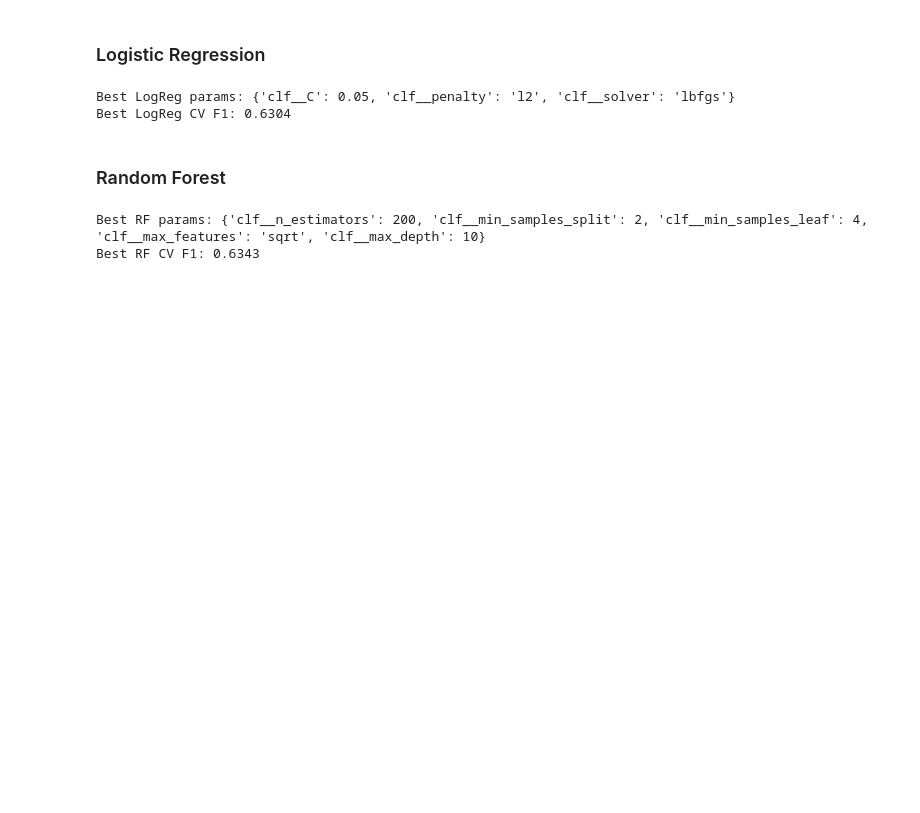
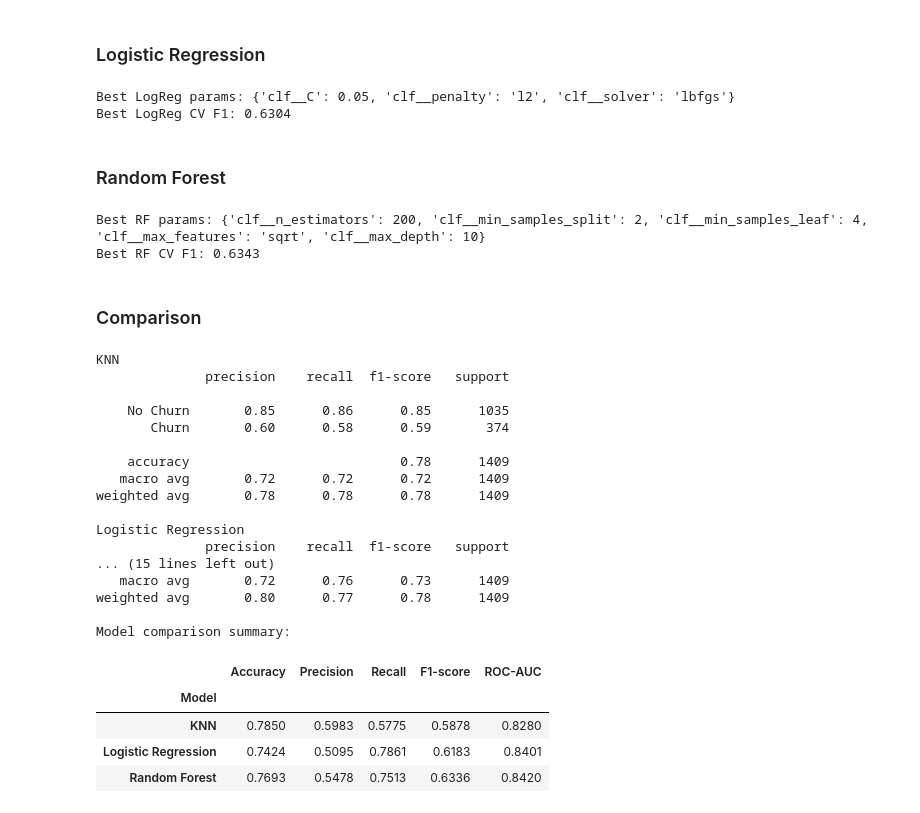
Before and after one commit to methasha20250805/Customer-Churn---Machine-Learning, a Jupyter notebook: ML_CW.ipynb, the cells around one changed output. Cells and saved outputs as stored; diff of their text form; code cells hidden in the pictures; blank space fills up the shorter version.

```diff
--- a/ML_CW.ipynb
+++ b/ML_CW.ipynb
@@ -360,4 +360,59 @@ print("Best RF CV F1:", round(rf_search.best_score_, 4))
 Best RF params: {'clf__n_estimators': 200, 'clf__min_samples_split': 2, 'clf__min_samples_leaf': 4, 'clf__max_features': 'sqrt', 'clf__max_depth': 10}
 Best RF CV F1: 0.6343
 # %% [markdown]
-###
+### Comparison
+# %%
+from sklearn.metrics import (
+    accuracy_score, precision_score, recall_score, f1_score,
+    roc_auc_score, confusion_matrix, classification_report, RocCurveDisplay
+)
+
+def summarize_performance(fitted_model, X_eval, y_eval, label):
+    preds = fitted_model.predict(X_eval)
+    probs = fitted_model.predict_proba(X_eval)[:, 1]
+    row = {
+        "Model": label,
+        "Accuracy": accuracy_score(y_eval, preds),
+        "Precision": precision_score(y_eval, preds),
+        "Recall": recall_score(y_eval, preds),
+        "F1-score": f1_score(y_eval, preds),
+        "ROC-AUC": roc_auc_score(y_eval, probs),
+    }
+    return row, preds
+
+results_table = []
+predictions_store = {}
+
+for model_name, fitted in model_registry.items():
+    row, preds = summarize_performance(fitted, X_test, y_test, model_name)
+    results_table.append(row)
+    predictions_store[model_name] = preds
+    print(f"{model_name}")
+    print(classification_report(y_test, preds, target_names=["No Churn", "Churn"]))
+
+comparison_df = pd.DataFrame(results_table).set_index("Model").round(4)
+print("Model comparison summary:")
+comparison_df
+# %% [output]
+KNN
+              precision    recall  f1-score   support
+
+    No Churn       0.85      0.86      0.85      1035
+       Churn       0.60      0.58      0.59       374
+
+    accuracy                           0.78      1409
+   macro avg       0.72      0.72      0.72      1409
+weighted avg       0.78      0.78      0.78      1409
+
+Logistic Regression
+              precision    recall  f1-score   support
+... (15 lines left out)
+   macro avg       0.72      0.76      0.73      1409
+weighted avg       0.80      0.77      0.78      1409
+
+Model comparison summary:
+|  | Accuracy | Precision | Recall | F1-score | ROC-AUC |
+| Model |  |  |  |  |  |
+| KNN | 0.7850 | 0.5983 | 0.5775 | 0.5878 | 0.8280 |
+| Logistic Regression | 0.7424 | 0.5095 | 0.7861 | 0.6183 | 0.8401 |
+| Random Forest | 0.7693 | 0.5478 | 0.7513 | 0.6336 | 0.8420 |
```
Also changed, not shown: parts of 4 cells of this notebook.
